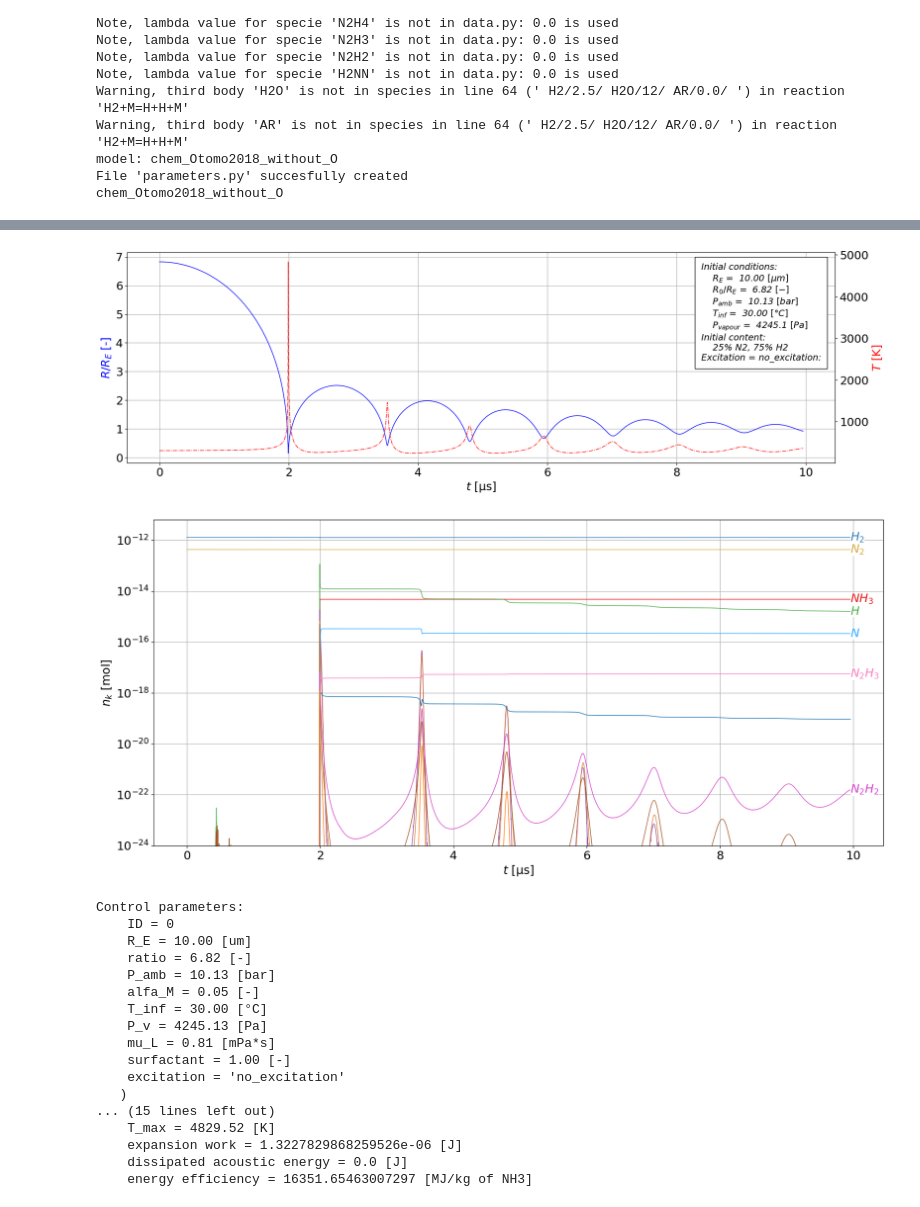
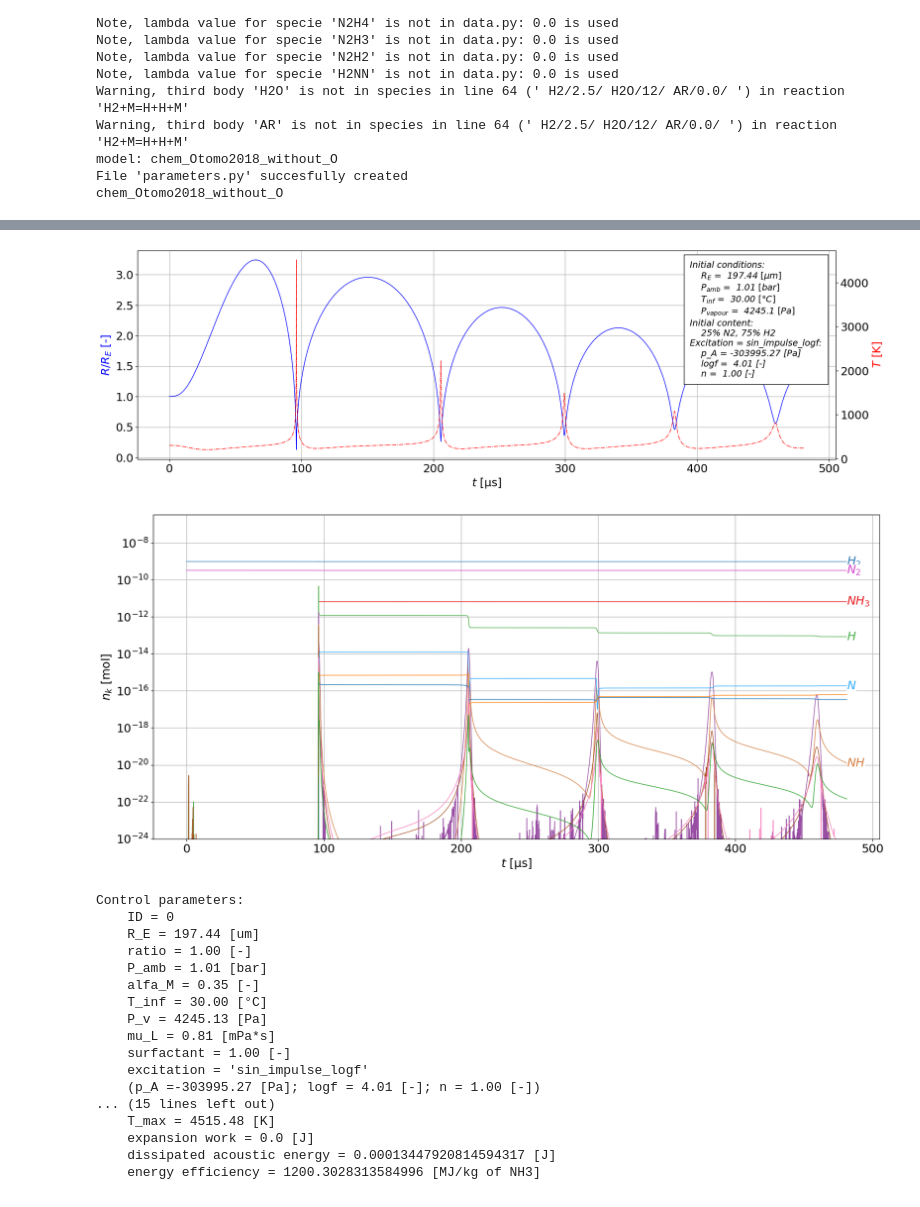
Before and after one commit to hihihi2001/parameter_studies, a Jupyter notebook: read csv files.ipynb, the cells around one changed output, grey strips where cells are left out. Drawn from its saved outputs; the diff is of its cells as text; code cells hidden in the pictures.

Commit message:
trial searches

```diff
--- a/read csv files.ipynb
+++ b/read csv files.ipynb
@@ -69,7 +69,7 @@ enable heat transfer: True      enable evaporation: False       enable reactions
 # %%
 """Base settings"""
 
-directory = 'D:\\parameter_studies\\gradient_descent_test_1'#'D:\\parameter_studies\\Bubble_dynamics_simulation\\test 1'
+directory = r'D:\parameter_studies\2_plus_1_gradient_search\1_atm'#'D:\\parameter_studies\\Bubble_dynamics_simulation\\test 1'
 file_base_name = 'output_'
 # %%
 """Load all CSV files from directory into a dataframe (all_data)"""
@@ -286,7 +246,7 @@ def line_to_dict(line):
 
     return cpar
 
-cpar = line_to_dict(good_data.iloc[0])   # choose the most energy efficient one
-de.plot(cpar)
+cpar = line_to_dict(good_data.iloc[5])   # choose the most energy efficient one
+de.plot(cpar, show_legend=False)
 # %% [output]
 succecfully solved with LSODA solver
@@ -294,19 +253,19 @@ Low pressure warning: The pressure during the expansion is lower, than the satur
-[figure, old version]
+[figure, new version]
-[figure, old version]
+[figure, new version]
 Control parameters:
     ID = 0
-    R_E = 10.00 [um]
-    ratio = 6.82 [-]
-    P_amb = 10.13 [bar]
-    alfa_M = 0.05 [-]
+    R_E = 197.44 [um]
+    ratio = 1.00 [-]
+    P_amb = 1.01 [bar]
+    alfa_M = 0.35 [-]
     T_inf = 30.00 [°C]
     P_v = 4245.13 [Pa]
     mu_L = 0.81 [mPa*s]
     surfactant = 1.00 [-]
-    excitation = 'no_excitation'
-   )
+    excitation = 'sin_impulse_logf'
+    (p_A =-303995.27 [Pa]; logf = 4.01 [-]; n = 1.00 [-])
 ... (15 lines left out)
-    T_max = 4829.52 [K]
-    expansion work = 1.3227829868259526e-06 [J]
-    dissipated acoustic energy = 0.0 [J]
-    energy efficiency = 16351.65463007297 [MJ/kg of NH3]
+    T_max = 4515.48 [K]
+    expansion work = 0.0 [J]
+    dissipated acoustic energy = 0.00013447920814594317 [J]
+    energy efficiency = 1200.3028313584996 [MJ/kg of NH3]
```
Also changed, not shown: parts of 6 cells of this notebook, 3 other files.
